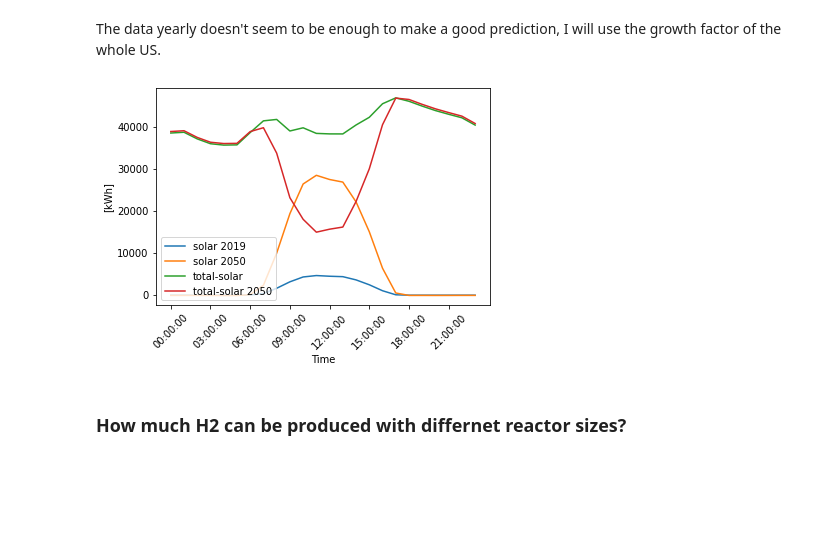
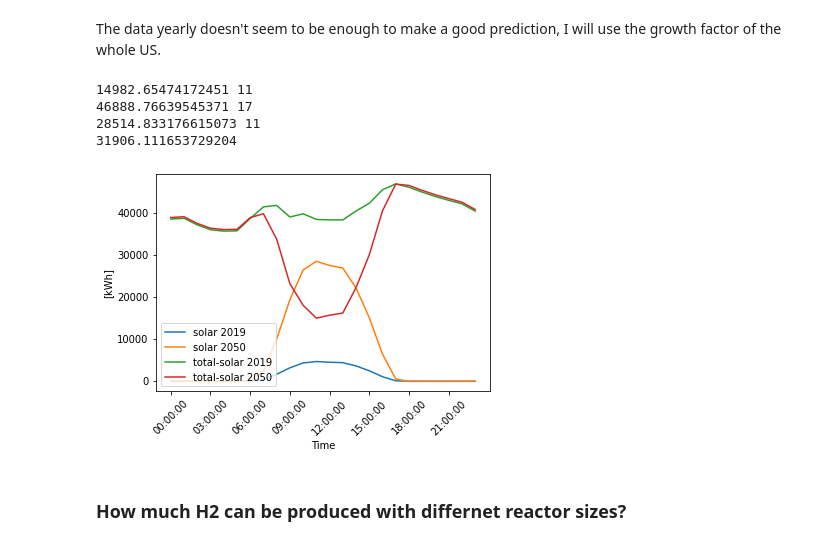
Before and after one commit to robfairh/npre412-project, a Jupyter notebook: fuel-demand.ipynb, the cells around one changed output. Cells and saved outputs as stored; diff of their text form; code cells hidden in the pictures; blank space fills up the shorter version.

```diff
--- a/fuel-demand.ipynb
+++ b/fuel-demand.ipynb
@@ -126,6 +8,0 @@ Another thing I could do, is just predict the demand with d3ploy functions, and
-# %%
-data = pd.read_csv('supplied-motor-gasoline.csv', header=0, index_col=0, squeeze=True).to_dict()
-
-scaling = 42 * 1e3
-total = {key: scaling * data[key] for key, values in data.items()}
-print(total)
@@ -672,37 +478,46 @@ valtot = totalh[s:e+1]
 A = np.zeros((len(valtot), len(valsol)))
 for i in range(A.shape[0]):
     A[i, 4*i:4*(i+1)] = 0.25*np.ones(4)
 nvalsol = A @ np.array(valsol)
 
 # timep = []
 # for i in range(len(timed)):
 #     aux = datetime.fromisoformat(timed[i])
 #     print(aux.time())
 # print(timep)
 
 timep = [str(datetime.fromisoformat(timed[i]).time()) for i in range(len(timed))]
 
 plt.plot(timep, nvalsol, label='solar 2019')
 nnvalsol = ussg*nvalsol
-plt.plot(timep, nnvalsol, label='solar {0}'.format(2019+predict))
+plt.plot(timep, nnvalsol, label='solar {0}'.format(2019+31))
 
 valtot = np.array(valtot)
 totmsol = valtot-nvalsol
 #plt.plot(timep, valtot, label='total 2019')
 nvaltot = ustg*valtot
 #plt.plot(timep, nvaltot, label='total {0}'.format(2019+predict))
-plt.plot(timep, totmsol, label='total-solar')
+plt.plot(timep, totmsol, label='total-solar 2019')
 ntotmsol = nvaltot-nnvalsol
-plt.plot(timep, ntotmsol, label='total-solar {0}'.format(2019+predict))
+plt.plot(timep, ntotmsol, label='total-solar {0}'.format(2019+31))
 plt.xticks(np.arange(0, 24, step=3), rotation=45)
 plt.ylabel('[kWh]')
 plt.xlabel('Time')
 # plt.legend(loc="upper right", bbox_to_anchor=(1.4, 1.0))
 plt.legend(loc="lower left")
 # plt.title('Prediction on UIUC demand by hour for {0}.'.format(2019+predict))
 plt.savefig("figures/uiuc-duck", dpi=300, bbox_inches="tight")
+
+print(np.min(ntotmsol), ntotmsol.tolist().index(np.min(ntotmsol)))
+print(np.max(ntotmsol), ntotmsol.tolist().index(np.max(ntotmsol)))
+print(np.max(nnvalsol), nnvalsol.tolist().index(np.max(nnvalsol)))
+print((np.max(ntotmsol)-np.min(ntotmsol)))
 # %% [output]
+14982.65474172451 11
+46888.76639545371 17
+28514.833176615073 11
+31906.111653729204
-[figure, old version]
+[figure, new version]
 # %% [markdown]
 ### How much H2 can be produced with differnet reactor sizes?
 # %%
```
Also changed, not shown: parts of 15 cells of this notebook, 5 other files.
